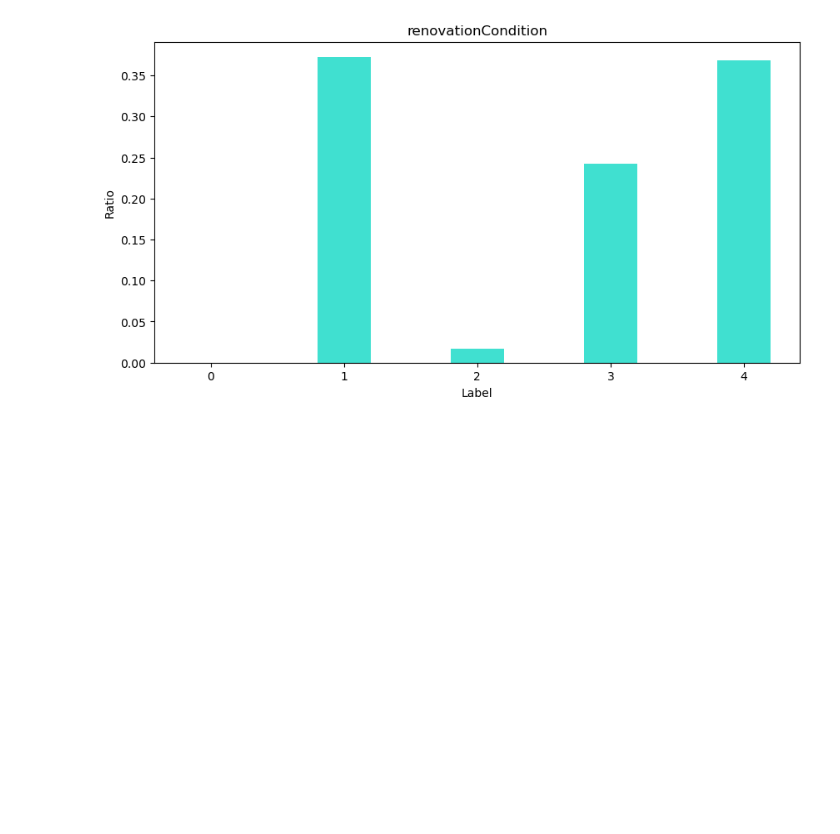
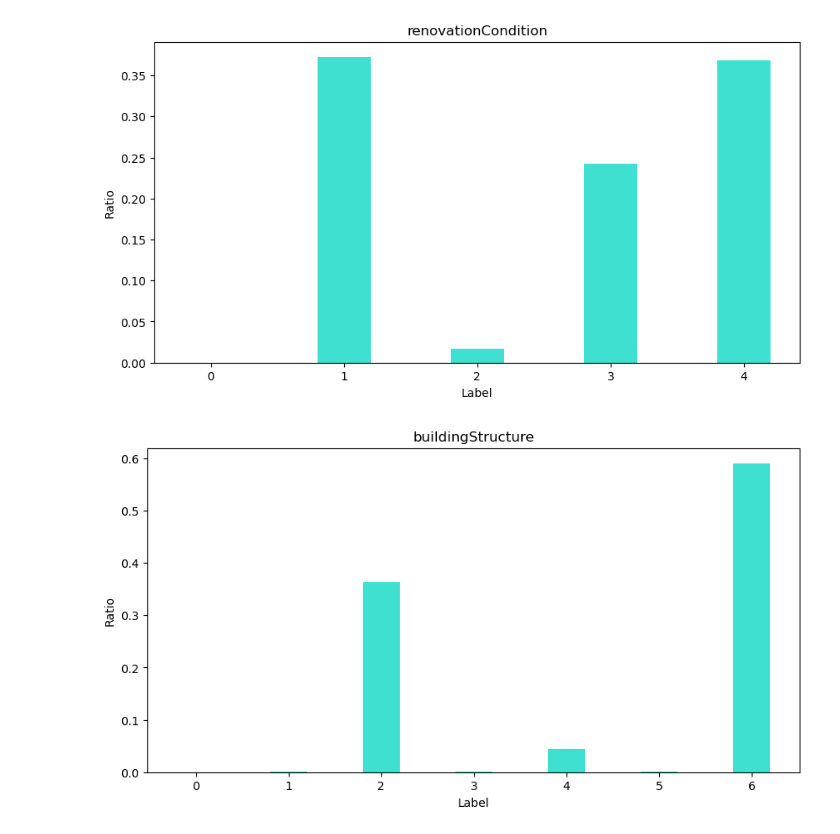
Before and after one commit to fhgr-cds-archive-class-2021/fhgr-3-s-ml-project-group-2, a Jupyter notebook: leandro/analysis.ipynb, the cells around one changed output. Drawn from its saved outputs; the diff is of its cells as text; code cells hidden in the pictures; blank space fills up the shorter version.

```diff
--- a/leandro/analysis.ipynb
+++ b/leandro/analysis.ipynb
@@ -71,5 +83,6 @@ def detectRareLables(df, columnName):
 # %%
-def visualizeRareLables(df, columnName):
+# barchart for rare lable visualization
+def visualizeRareLabels(df, columnName):
     data = df[columnName].value_counts()/len(df[columnName])
     fig = plt.figure(figsize = (10, 5))
     plt.bar(data.index, data.tolist(), color ='turquoise', width = 0.4)  # creating the bar plot
@@ -131,2 +143,6 @@ fig.show()
 # %% [output]
 [figure]
+# %%
+buildingStructure = visualizeRareLabels(data, columnName="buildingStructure")
+# %% [output]
+[figure, added]
```
Also changed, not shown: parts of 7 cells of this notebook, 1 other file.
